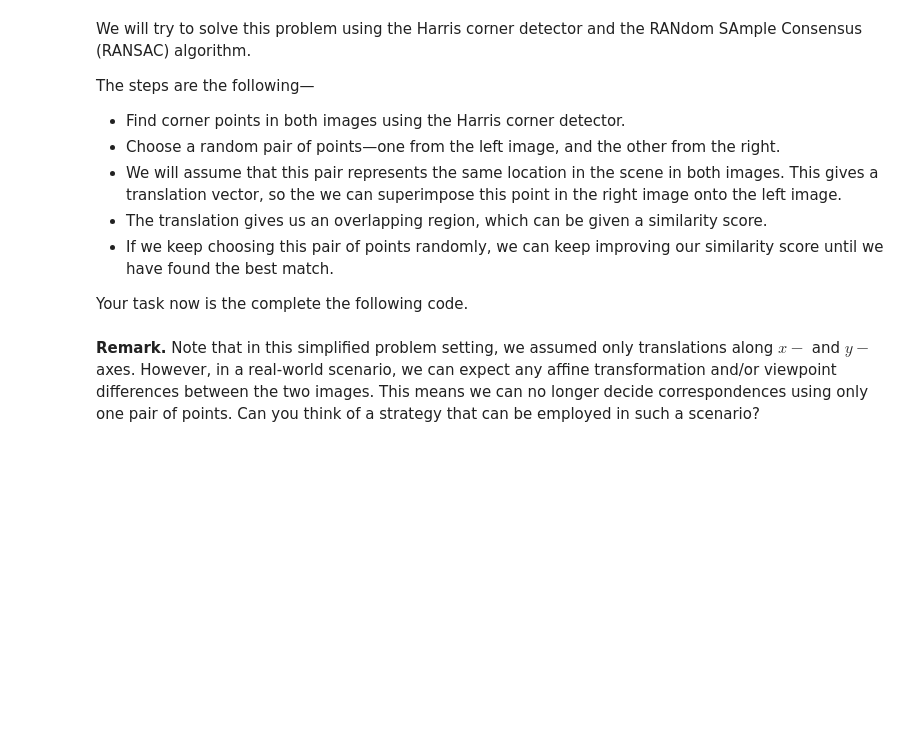
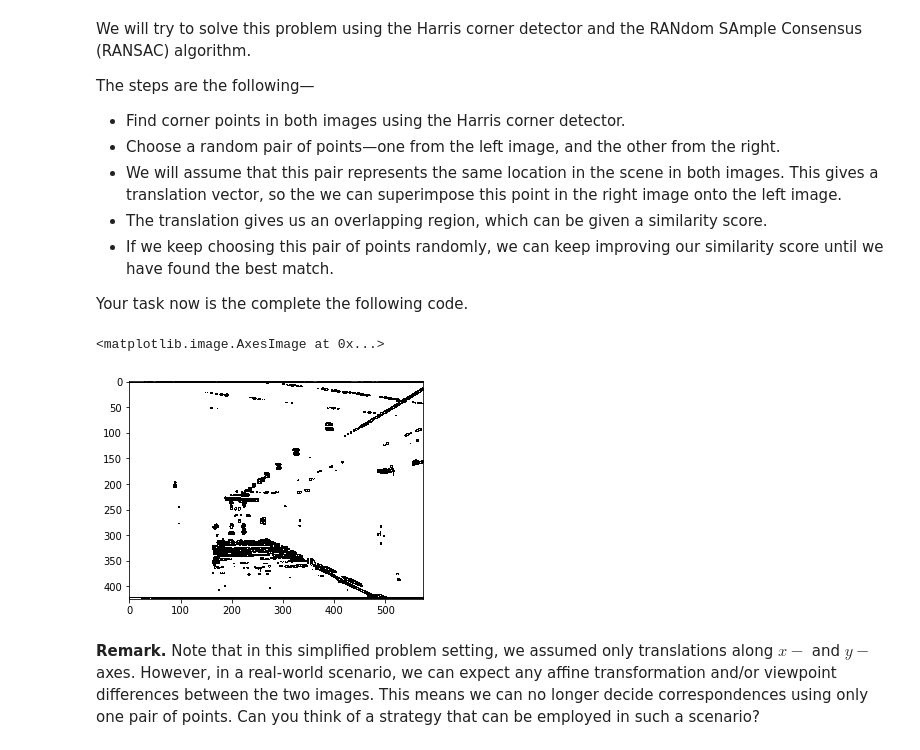
Before and after one commit to schwobr/VIC_Assignment1, a Jupyter notebook: VIC2018_Assignment1.ipynb, the cells around one changed output. Cells and saved outputs as stored; diff of their text form; code cells hidden in the pictures; blank space fills up the shorter version.

```diff
--- a/VIC2018_Assignment1.ipynb
+++ b/VIC2018_Assignment1.ipynb
@@ -231,2 +213,58 @@ def stitch_images(left, right, max_tries=1000):
+# %%
+def harris_corner_detector(img, thresh):
+    Ix, Iy = derivative(img)
+    Ixx = padding(Ix**2)
+    Ixy = padding(Ix*Iy)
+    Iyy = padding(Iy**2)
+    corner_img = np.zeros_like(img)
+    f = np.zeros_like(img)
+    for x in range(img.shape[0]):
+        for y in range(img.shape[1]):
+            H = np.zeros((2,2))
+            H[0, 0] = np.sum(Ixx[x:x+3, y:y+3])
+            H[0, 1] = np.sum(Ixy[x:x+3, y:y+3])
+            H[1, 0] = H[0, 1]
+            H[1, 1] = np.sum(Ixx[x:x+3, y:y+3])
+            det = np.linalg.det(H)
+            tr = H[0, 0] + H[1, 1]
+            f_loc = det/tr
+            f[x, y] = f_loc if f_loc > thresh else 0
+    padded = padding(f)
+    for x in range(img.shape[0]):
+        for y in range(img.shape[1]):
+            l=[-1, 0, 1]
+            corner_img[x, y] = 0 if f[x, y]<np.max([padded[x+1+a, y+1+b] for a in l for b in l]) else 1
+    return corner_img
+
+def stitch_images(left, right, max_tries=1000, thresh = 0.1):
+    # Find corner points
+    corners_left  = harris_corner_detector(left, thresh)
+    corners_right = harris_corner_detector(right, thresh)
+
+    best_error = 255*left.shape[0]*left.shape[1]
+    best_trans = None
+
+    for n_try in range(max_tries):
+        # Choose two points randomly
+        c_left, c_right  = find_random_pair(corners_left, corners_right)
+
+        # Get translation vector
+        x_trans, y_trans = find_translation_vector(c_left, c_right)
+
+        # Compute resulting error.
+        this_error       = compute_error( ... )
+
+        if this_error < best_error:
+            best_error   = this_error
+            best_trans   = x_trans, y_trans
+
+    stitched_image = np.zeros(stiched_image_shape)
+    return stitched_image
+
+corners_left  = harris_corner_detector(left_img, 0.3)
+plt.imshow(corners_left, cmap='gray')
+# %% [output]
+<matplotlib.image.AxesImage at 0x...>
+[figure, added]
 # %% [markdown]
 **Remark.** Note that in this simplified problem setting, we assumed only translations along $x-$ and $y-$axes. However, in a real-world scenario, we can expect any affine transformation and/or viewpoint differences between the two images. This means we can no longer decide correspondences using only one pair of points. Can you think of a strategy that can be employed in such a scenario?
```
Also changed, not shown: parts of 4 cells of this notebook.
